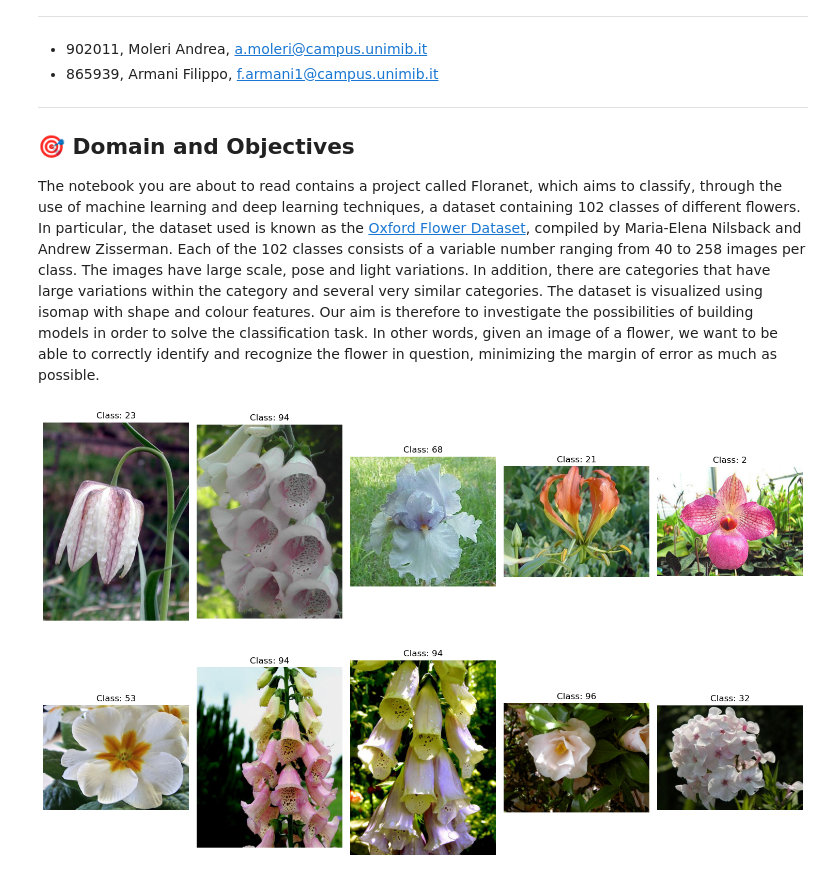
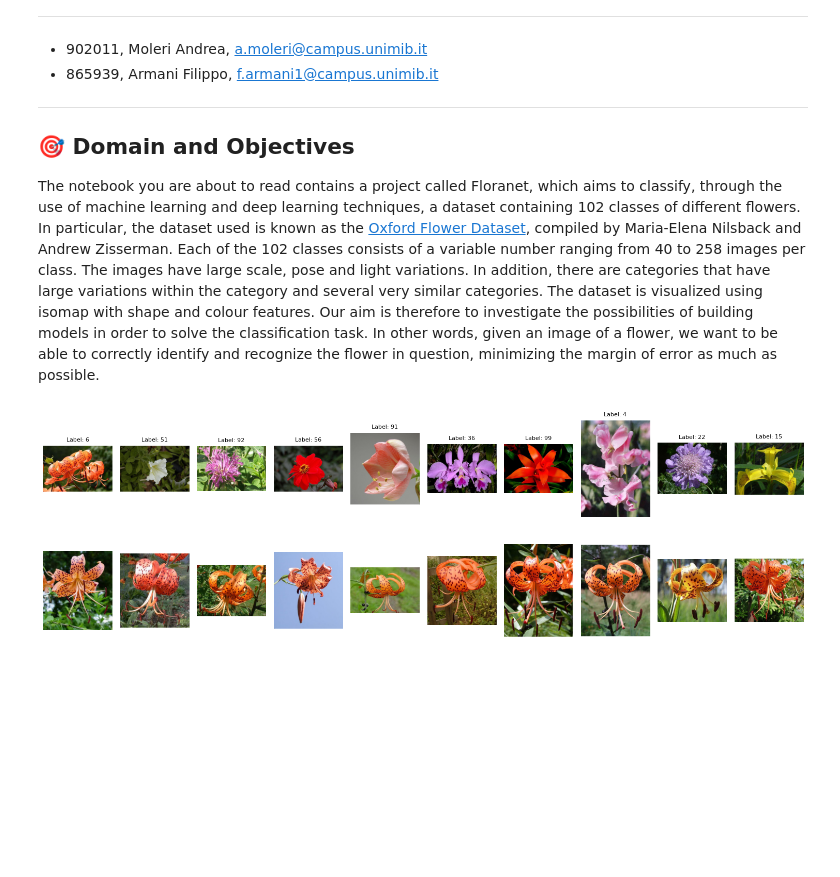
Before and after one commit to andreamoleri/Floranet, a Jupyter notebook: Floranet.ipynb, the cells around one changed output. Cells and saved outputs as stored; diff of their text form; code cells hidden in the pictures; blank space fills up the shorter version.

Commit message:
Started Visualizations

```diff
--- a/Floranet.ipynb
+++ b/Floranet.ipynb
@@ -28,25 +28,34 @@ data = {'image_name': image_files, 'label': labels[:len(image_files)]}
 
 # Create DataFrame
 df = pd.DataFrame(data)
-# %%
-import matplotlib.pyplot as plt
-import random
-from PIL import Image
-
-# Get 10 random labels
-random_indices = random.sample(range(len(df)), 10)
-random_samples = df.iloc[random_indices]
-
-# Plot the images with their labels
-plt.figure(figsize=(15, 10))
-for i, (image_name, label) in enumerate(zip(random_samples['image_name'], random_samples['label']), 1):
-    img_path = os.path.join(images_dir, image_name)
-    img = Image.open(img_path)
-    plt.subplot(2, 5, i)
-    plt.imshow(img)
-    plt.title(f"Class: {label}")
-    plt.axis('off')
-plt.tight_layout()
-plt.show()
-# %% [output]
-[figure, removed]
+# %%
+import random
+import matplotlib.pyplot as plt
+from PIL import Image
+
+# First plot: 10 random labels with one random image per label
+random_labels = random.sample(list(set(labels)), 10)
+fig, axes = plt.subplots(1, 10, figsize=(15, 5))
+for ax, label in zip(axes, random_labels):
+    sample_img = df[df['label'] == label].sample(1)['image_name'].values[0]
+    img_path = os.path.join(images_dir, sample_img)
+    img = Image.open(img_path).convert('RGB')
+    ax.imshow(img)
+    ax.axis('off')
+    ax.set_title(f"Label: {label}", fontsize=8)
+plt.tight_layout()
+plt.show()
+
+# Second plot: 10 images from class 2
+class_2_images = df[df['label'] == 6]['image_name'].head(10).values
+fig, axes = plt.subplots(1, 10, figsize=(15, 5))
+for ax, image_name in zip(axes, class_2_images):
+    img_path = os.path.join(images_dir, image_name)
+    img = Image.open(img_path).convert('RGB')
+    ax.imshow(img)
+    ax.axis('off')
+plt.tight_layout()
+plt.show()
+# %% [output]
+[figure, added]
+[figure, added]
```
